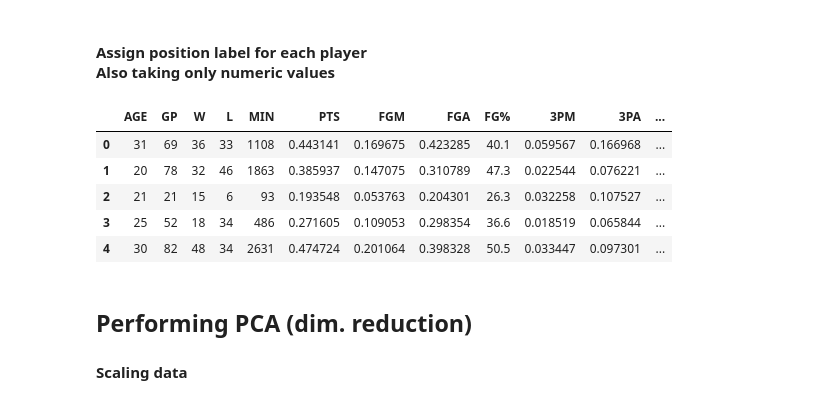
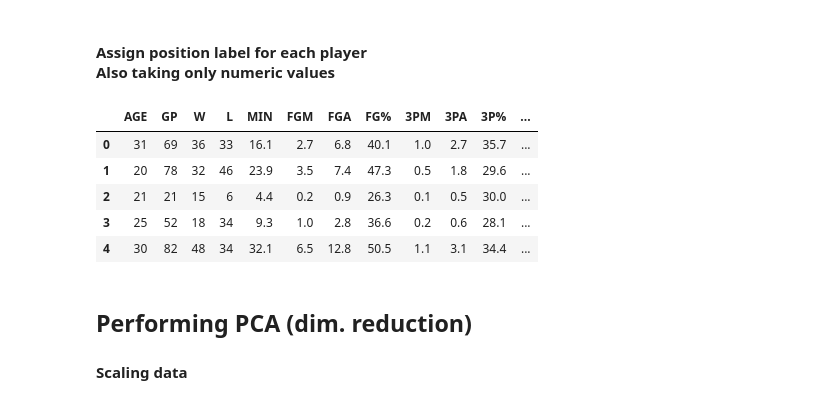
Before and after one commit to Gabriel-Azevedo-Ferreira/TDA-NBA, a Jupyter notebook: notebooks/DimReduction/RDaAH.ipynb, the cells around one changed output. Saved outputs shown, nothing was run; the diff lists cells and outputs as text; code cells hidden in the pictures.

```diff
--- a/notebooks/DimReduction/RDaAH.ipynb
+++ b/notebooks/DimReduction/RDaAH.ipynb
@@ -108,7 +108,7 @@ pd.options.display.max_rows = None
 <h4 class="alert alert-warning"/>Importing Data
 # %%
 #import data
-df = pd.read_csv('../../Data/NBA_per_minute_complete_with_postions.csv')
+df = pd.read_csv('../../Data/NBA-data-With-Positions.csv')
 print "(rows,cols) =",df.shape
 df.head(5)
 # %% [output]
@@ -136,17 +136,17 @@ df.describe()
 # %%
 dict = {' PG': 0, ' PF': 1, ' SG' : 2, ' SF' : 3, ' C' : 4}
 invdict = {v: k for k, v in dict.iteritems()}
 
-position_labels = [x for x in df['PosicNumber']]
-df_numVar = df.select_dtypes(include=['number']).drop(['Unnamed: 0', 'PosicNumber'],1)
+position_labels = [dict[x] for x in df['PosicAbbrev']]
+df_numVar = df.select_dtypes(include=['number']).drop(['Unnamed: 0'], 1)#, 'PosicNumber'],1)
 df_numVar.head()
 # %% [output]
-|  | AGE | GP | W | L | MIN | PTS | FGM | FGA | FG% | 3PM | 3PA | ... |
-| 0 | 31 | 69 | 36 | 33 | 1108 | 0.443141 | 0.169675 | 0.423285 | 40.1 | 0.059567 | 0.166968 | ... |
-| 1 | 20 | 78 | 32 | 46 | 1863 | 0.385937 | 0.147075 | 0.310789 | 47.3 | 0.022544 | 0.076221 | ... |
-| 2 | 21 | 21 | 15 | 6 | 93 | 0.193548 | 0.053763 | 0.204301 | 26.3 | 0.032258 | 0.107527 | ... |
-| 3 | 25 | 52 | 18 | 34 | 486 | 0.271605 | 0.109053 | 0.298354 | 36.6 | 0.018519 | 0.065844 | ... |
-| 4 | 30 | 82 | 48 | 34 | 2631 | 0.474724 | 0.201064 | 0.398328 | 50.5 | 0.033447 | 0.097301 | ... |
+|  | AGE | GP | W | L | MIN | FGM | FGA | FG% | 3PM | 3PA | 3P% | ... |
+| 0 | 31 | 69 | 36 | 33 | 16.1 | 2.7 | 6.8 | 40.1 | 1.0 | 2.7 | 35.7 | ... |
+| 1 | 20 | 78 | 32 | 46 | 23.9 | 3.5 | 7.4 | 47.3 | 0.5 | 1.8 | 29.6 | ... |
+| 2 | 21 | 21 | 15 | 6 | 4.4 | 0.2 | 0.9 | 26.3 | 0.1 | 0.5 | 30.0 | ... |
+| 3 | 25 | 52 | 18 | 34 | 9.3 | 1.0 | 2.8 | 36.6 | 0.2 | 0.6 | 28.1 | ... |
+| 4 | 30 | 82 | 48 | 34 | 32.1 | 6.5 | 12.8 | 50.5 | 1.1 | 3.1 | 34.4 | ... |
 # %% [markdown]
 <h2 class="alert alert-success">
         Performing PCA (dim. reduction)
```
Also changed, not shown: parts of 9 cells of this notebook, 5 other files.
